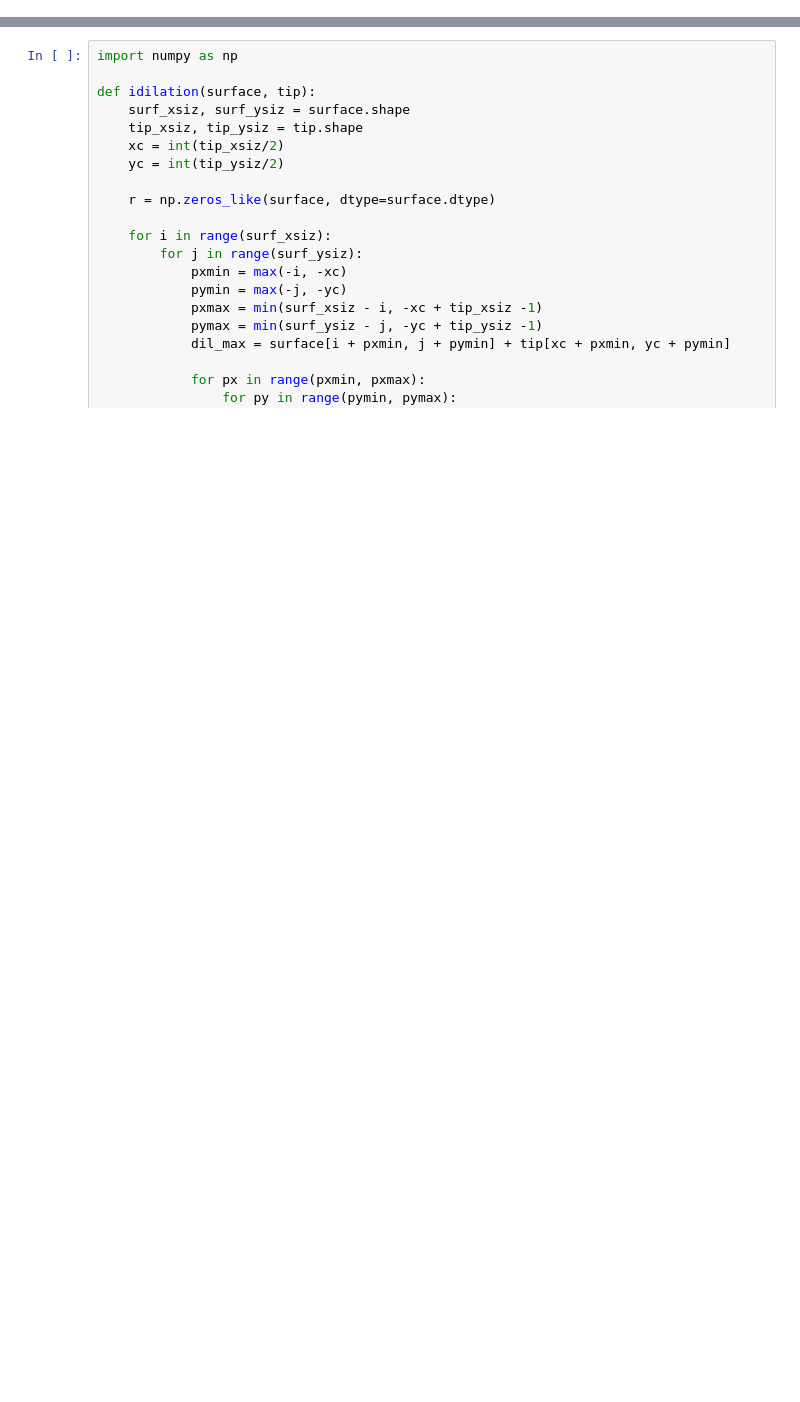
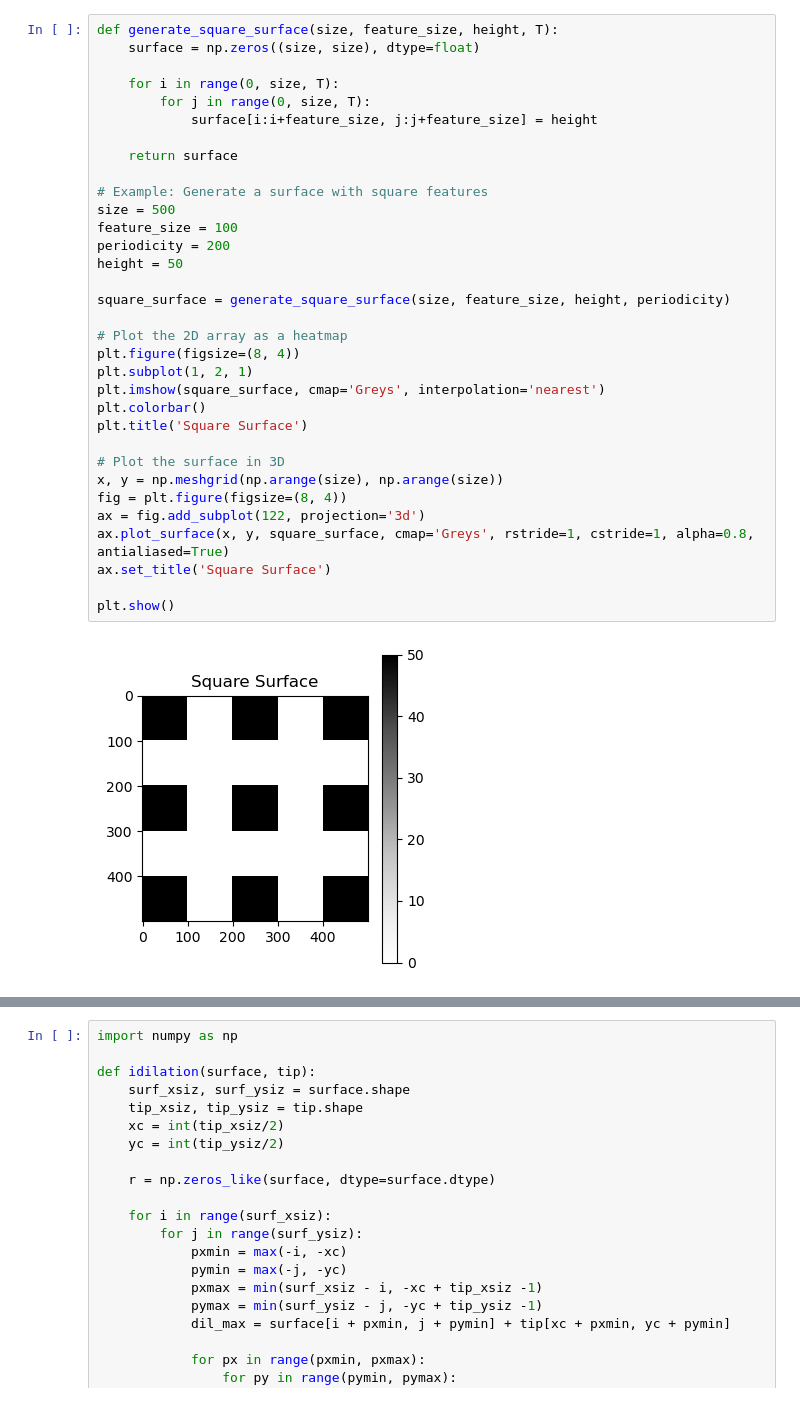
Before and after one commit to malekinho8/hollow-afm-deconvolution, a Jupyter notebook: 2D_dilation_erosion.ipynb, the cells around one changed output, grey strips where cells are left out. Drawn from its saved outputs; the diff is of its cells as text; blank space fills up the shorter version.

```diff
--- a/2D_dilation_erosion.ipynb
+++ b/2D_dilation_erosion.ipynb
@@ -84,0 +86,35 @@ plt.show()
+# %%
+def generate_square_surface(size, feature_size, height, T):
+    surface = np.zeros((size, size), dtype=float)
+
+    for i in range(0, size, T):
+        for j in range(0, size, T):
+            surface[i:i+feature_size, j:j+feature_size] = height
+
+    return surface
+
+# Example: Generate a surface with square features
+size = 500
+feature_size = 100
+periodicity = 200
+height = 50
+
+square_surface = generate_square_surface(size, feature_size, height, periodicity)
+
+# Plot the 2D array as a heatmap
+plt.figure(figsize=(8, 4))
+plt.subplot(1, 2, 1)
+plt.imshow(square_surface, cmap='Greys', interpolation='nearest')
+plt.colorbar()
+plt.title('Square Surface')
+
+# Plot the surface in 3D
+x, y = np.meshgrid(np.arange(size), np.arange(size))
+fig = plt.figure(figsize=(8, 4))
+ax = fig.add_subplot(122, projection='3d')
+ax.plot_surface(x, y, square_surface, cmap='Greys', rstride=1, cstride=1, alpha=0.8, antialiased=True)
+ax.set_title('Square Surface')
+
+plt.show()
+# %% [output]
+[figure, added]
```
Also changed, not shown: parts of 7 cells of this notebook.
